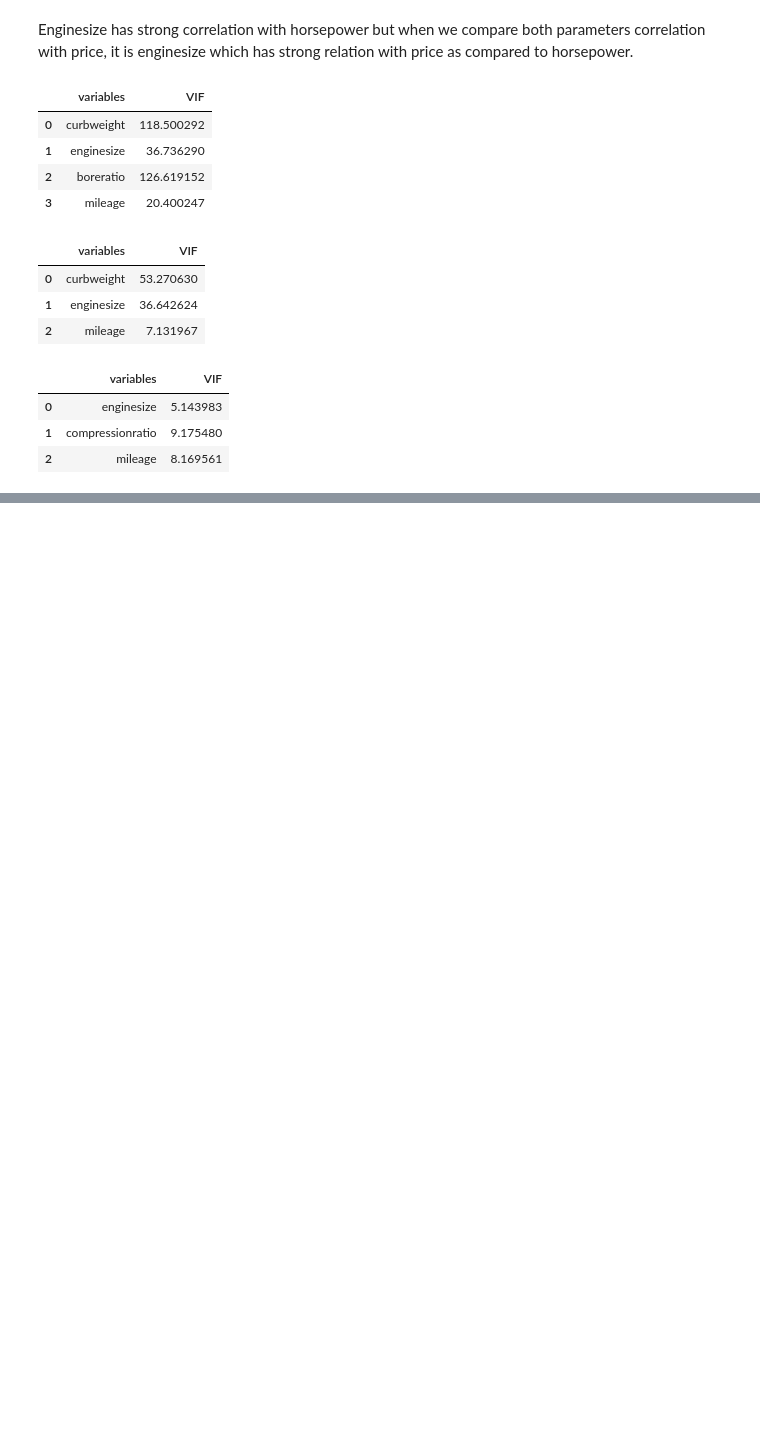
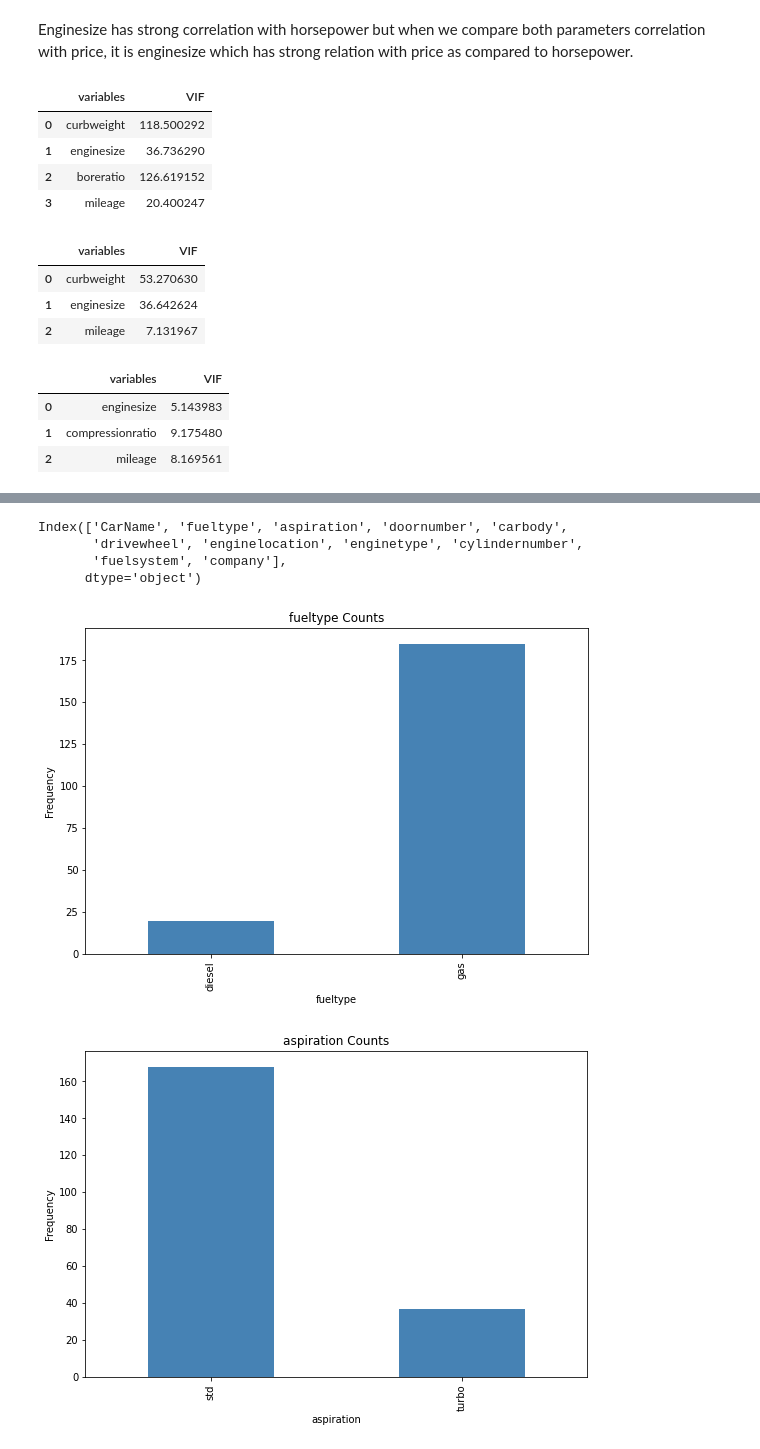
Before and after one commit to DebarajPurohit/car-price-prediction, a Jupyter notebook: car_price_prediction.ipynb, the cells around one changed output, grey strips where cells are left out. Drawn from its saved outputs; the diff is of its cells as text; code cells hidden in the pictures; blank space fills up the shorter version.

```diff
--- a/car_price_prediction.ipynb
+++ b/car_price_prediction.ipynb
@@ -405,0 +435,2 @@ calc_vif(dataset[[i for i in dataset.describe().columns if i not in ['car_ID','p
+# %%
+dataset['company']=dataset['CarName'].str.split(" ",expand= True)[0]
@@ -405,0 +457,4 @@ calc_vif(dataset[[i for i in dataset.describe().columns if i not in ['car_ID','p
+# %%
+dataset['company']= dataset['company'].replace({'toyouta':'Toyota','vw':'volkswagen', 'vokswagen':'volkswagen','Porcshce':'porsche','Nissan':'nissan','maxda':'Mazda'})
+dataset['company']=dataset['company'].str.title()
+dataset['company'].value_counts()
@@ -405,0 +479,22 @@ calc_vif(dataset[[i for i in dataset.describe().columns if i not in ['car_ID','p
+# %%
+categorical_features = dataset.describe(include=['object','category']).columns
+# %%
+categorical_features
+# %% [output]
+Index(['CarName', 'fueltype', 'aspiration', 'doornumber', 'carbody',
+       'drivewheel', 'enginelocation', 'enginetype', 'cylindernumber',
+       'fuelsystem', 'company'],
+      dtype='object')
+# %%
+for col in categorical_features[1:]:
+  counts = dataset[col].value_counts().sort_index()
+  fig = plt.figure(figsize = (9,6))
+  ax = fig.gca()
+  counts.plot.bar(ax= ax, color='steelblue')
+  ax.set_title(col + ' Counts')
+  ax.set_xlabel(col)
+  ax.set_ylabel('Frequency')
+plt.show()
+# %% [output]
+[figure, added]
+[figure, added]
```
Also changed, not shown: parts of 32 cells of this notebook.
